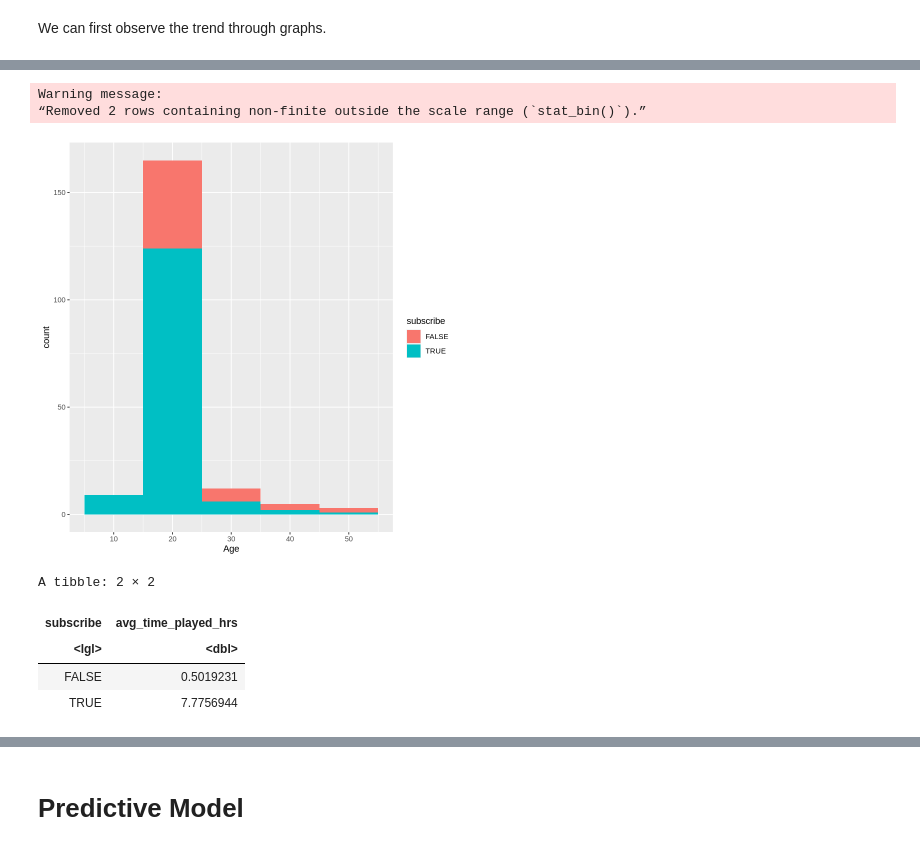
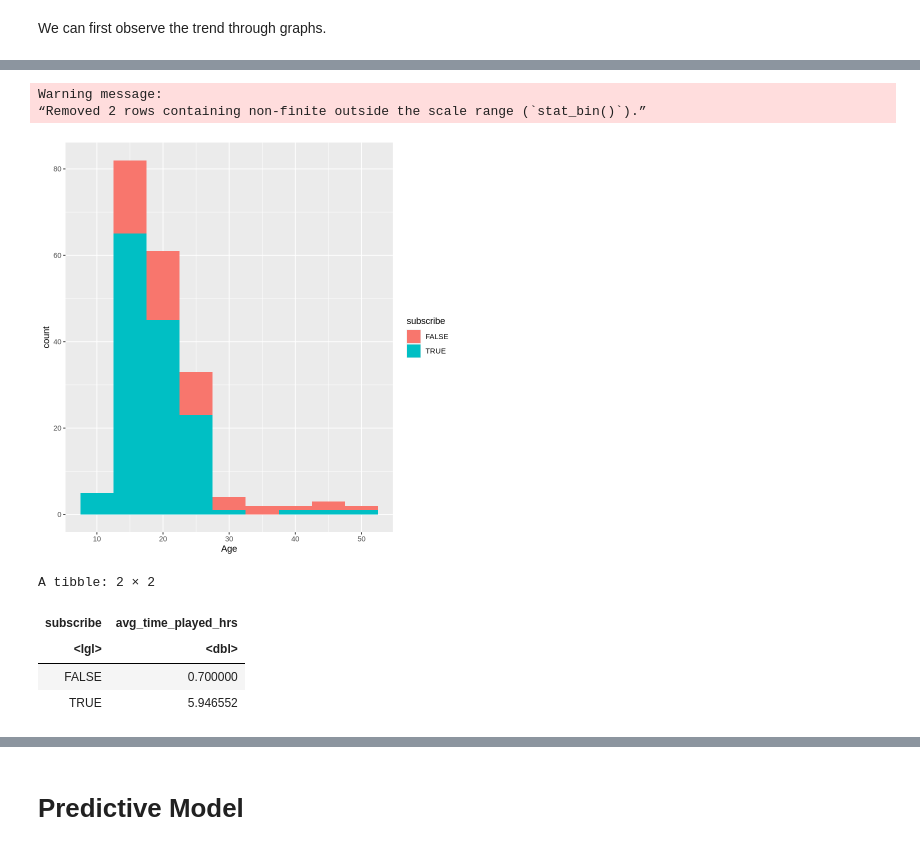
Before and after one commit to Elauri/dsci-100-project, a Jupyter notebook: project.ipynb, the cells around one changed output, grey strips where cells are left out. Saved outputs shown, nothing was run; the diff lists cells and outputs as text; code cells hidden in the pictures.

```diff
--- a/project.ipynb
+++ b/project.ipynb
@@ -55,0 +53,6 @@ A spec_tbl_df: 1535 × 5
+# %%
+url <- "https://raw.githubusercontent.com/Elauri/dsci-100-project/refs/heads/main/players.csv"
+player_data <- read_csv(url) |>
+    select(-hashedEmail, -name) |>
+    clean_names()
+player_data
@@ -70,0 +83,5 @@ Warning message:
+# %%
+player_data <- player_data |>
+                    mutate(experience = factor(experience,
+                                               levels = c("Beginner", "Amateur", "Regular", "Pro", "Veteran")))
+player_data
@@ -71,13 +111,14 @@ Warning message:
 # %%
-age_histogram <- ggplot(players_data, aes(x = Age)) +
-                geom_histogram(binwidth = 10, aes(fill = subscribe))
+age_histogram <- ggplot(player_data, aes(x = Age)) +
+                geom_histogram(binwidth = 5, aes(fill = subscribe))
 age_histogram
 # %% [output]
 Warning message:
 “Removed 2 rows containing non-finite outside the scale range (`stat_bin()`).”
-[figure, old version]
+[figure, new version]
 # %%
-avg_time_sub <- players_data |>
+avg_time_sub <- player_data |>
+                filter(Age == 17) |>
                 group_by(subscribe) |>
                 summarize(avg_time_played_hrs = mean(played_hours, na.rm = TRUE))
 avg_time_sub
@@ -85,5 +126,5 @@ avg_time_sub
 A tibble: 2 × 2
 | subscribe | avg_time_played_hrs |
 | <lgl> | <dbl> |
-| FALSE | 0.5019231 |
-| TRUE | 7.7756944 |
+| FALSE | 0.700000 |
+| TRUE | 5.946552 |
```
Also changed, not shown: parts of 28 cells of this notebook.
